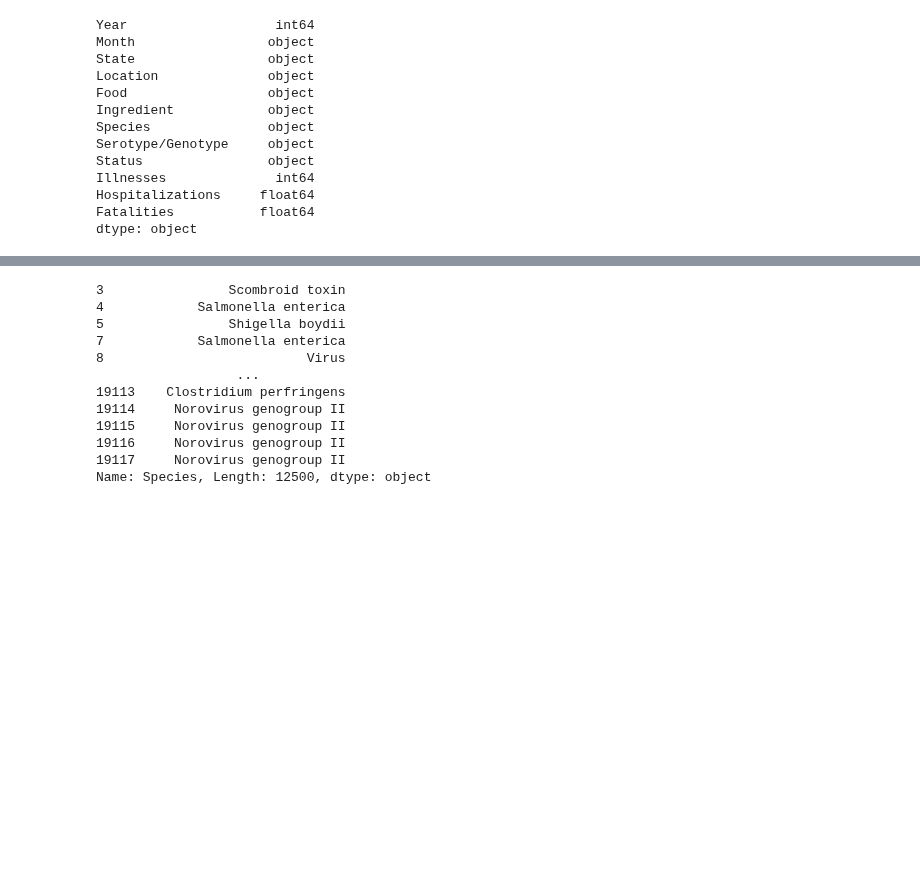
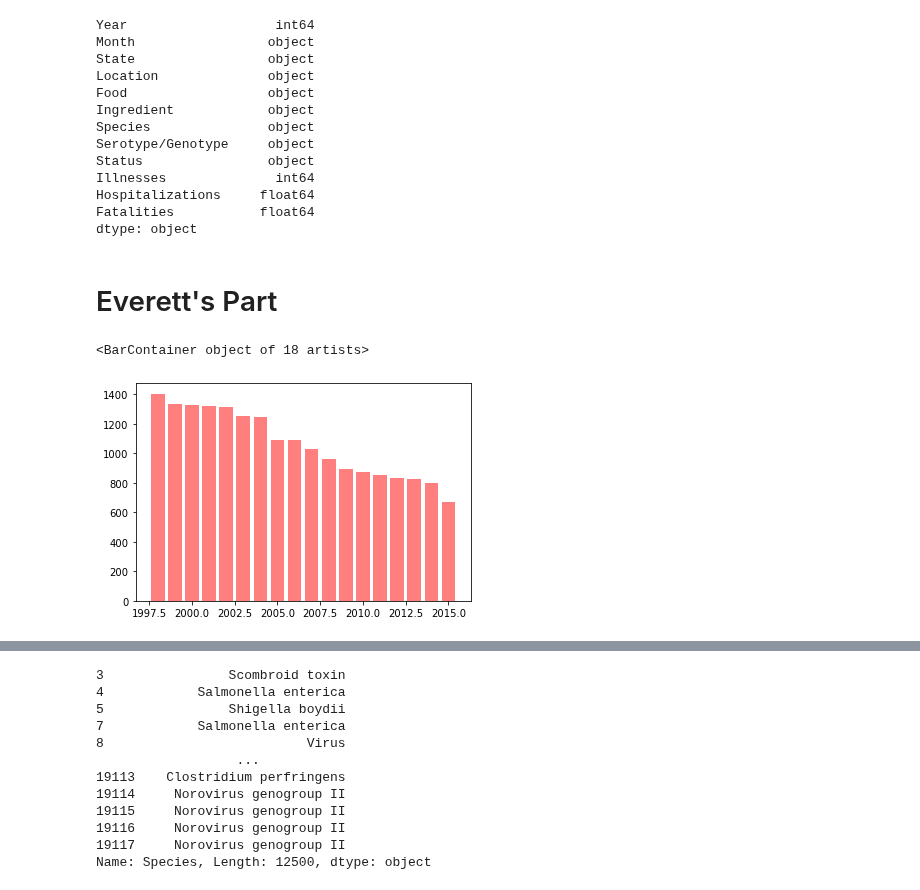
Before and after one commit to DINHC/foodborneillness, a Jupyter notebook: Foodborne_illness.ipynb, the cells around one changed output, grey strips where cells are left out. Cells and saved outputs as stored; diff of their text form; code cells hidden in the pictures; blank space fills up the shorter version.

Commit message:
Added Everett's functional code

```diff
--- a/Foodborne_illness.ipynb
+++ b/Foodborne_illness.ipynb
@@ -48,3 +48,10 @@ Illnesses              int64
 Hospitalizations     float64
 Fatalities           float64
 dtype: object
+# %% [markdown]
+# Everett's Part
+# %%
+plt.bar(outbreaks_df["Year"].unique(), outbreaks_df["Year"].value_counts(), color='r', alpha=0.5, align="center")
+# %% [output]
+<BarContainer object of 18 artists>
+[figure, added]
```
Also changed, not shown: parts of 9 cells of this notebook, 1 other file.
